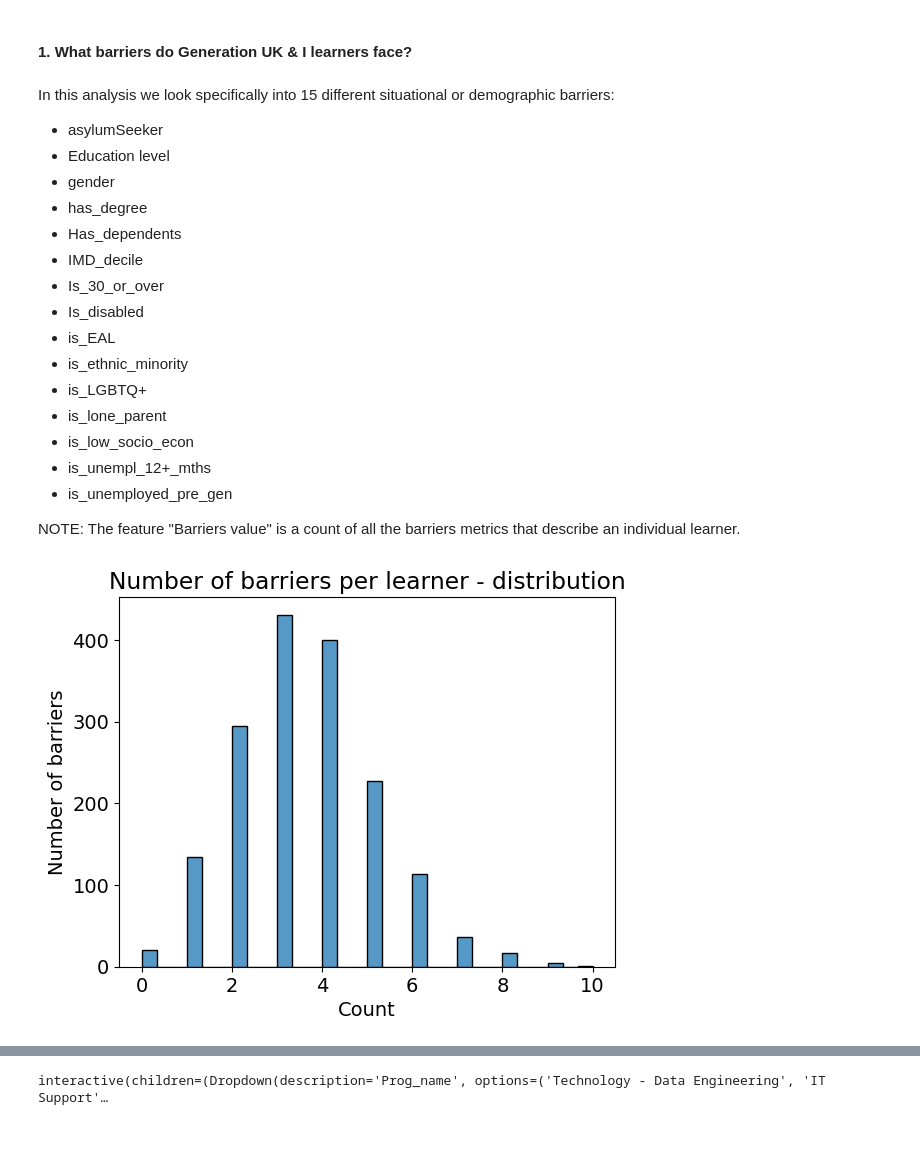
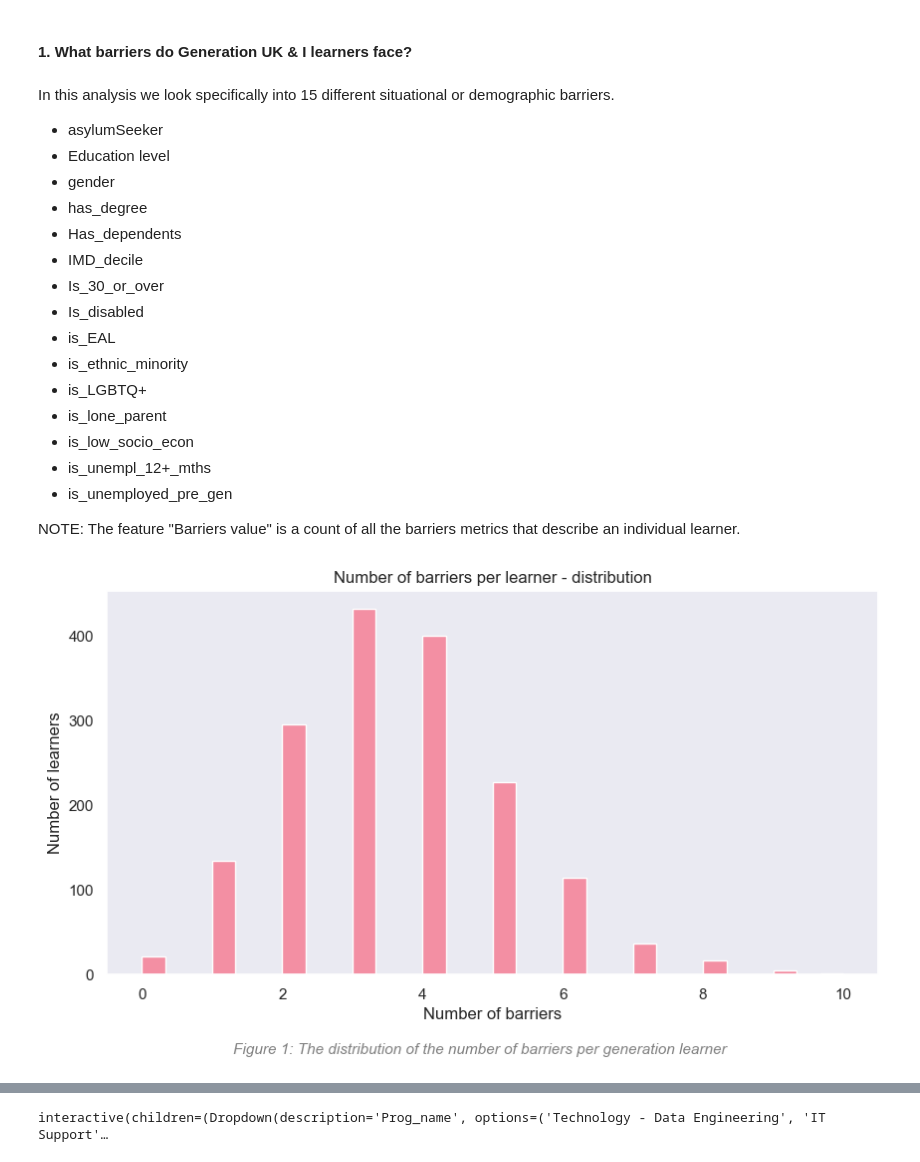
Before and after one commit to Meg-Guidry/Codeop_individul_project, a Jupyter notebook: Codeop_individual_proj_final.ipynb, the cells around one changed output, grey strips where cells are left out. Drawn from its saved outputs; the diff is of its cells as text; code cells hidden in the pictures; blank space fills up the shorter version.

```diff
--- a/Codeop_individual_proj_final.ipynb
+++ b/Codeop_individual_proj_final.ipynb
@@ -133,9 +65 @@ gen_df["Employment_Status"]= gen_df["Employment_Status"].replace(to_replace= ["P
-# %%
-gen_df["Ethnicity_Group"] = gen_df["Ethnicity_Group"].replace(to_replace= "Roma, Gypsy or Irish traveller",
-                                                              value= "Other")
-# %%
-gen_df["gender"] = gen_df["gender"].replace(to_replace= ["Other/Prefer to self describe", "Choose not to identify"],
-                                            value= ["Other", "Prefer not to say"])
-# %%
-gen_df["Graduation_year_month"] = gen_df["Graduation Date"].dt.to_period("M")
 # %% [markdown]
@@ -175,27 +100,9 @@ Data imputation for the feature IMD_decile will be handled separately.
-# %%
-# cleaning specific features ahead of heatmap correlation analysis:
-# asylumSeeker, Has_dependents, is_ethnic_minority, is_LGBTQ+, is_lone_parent
-
-# Cleaning asylumSeeker:
-gen_df["asylumSeeker"].fillna("No", inplace=True)
-
-# Cleaning Has_dependents:
-gen_df["Has_dependents"].fillna(0, inplace=True)
-
-# Cleaning is_ethnic_minority
-gen_df["is_ethnic_minority"].fillna(0, inplace=True)
-
-# Cleaning is_LGBTQ+
-gen_df["is_LGBTQ+"].fillna(0, inplace=True)
-
-# Cleaning is_lone_parent
-gen_df["is_lone_parent"].fillna(0, inplace=True)
 # %% [markdown]
 ## Exploratory Data Analysis
 # %% [markdown]
 #### 1. What barriers do Generation UK & I learners face?
 # %% [markdown]
-In this analysis we look specifically into 15 different situational or demographic barriers:
+In this analysis we look specifically into 15 different situational or demographic barriers.
 -   asylumSeeker
 -   Education level
 -   gender
@@ -214,16 +121,25 @@ In this analysis we look specifically into 15 different situational or demograph
 
 NOTE: The feature "Barriers value" is a count of all the barriers metrics that describe an individual learner.
 # %%
+plt.figure(figsize=(10, 5))
+sns.set_theme
+sns.set_style("dark")
+sns.set_palette("husl")
+
 sns.histplot(data= gen_df,
              x="Barriers value"
             )
 
 plt.title("Number of barriers per learner - distribution")
-plt.ylabel("Number of barriers")
-plt.xlabel("Count")
+plt.xlabel("Number of barriers")
+plt.ylabel("Number of learners")
 plt.rcParams.update({'font.size': 14})
+
+# Figure caption:
+txt="Figure 1: The distribution of the number of barriers per generation learner"
+plt.figtext(0.5, -0.05, txt, wrap=True, horizontalalignment='center', fontsize=11, color="0.5", style='italic')
 plt.show()
 # %% [output]
-[figure, old version]
+[figure, new version]
 # %% [markdown]
 #### What special needs are most common among learners
```
Also changed, not shown: parts of 42 cells of this notebook.
